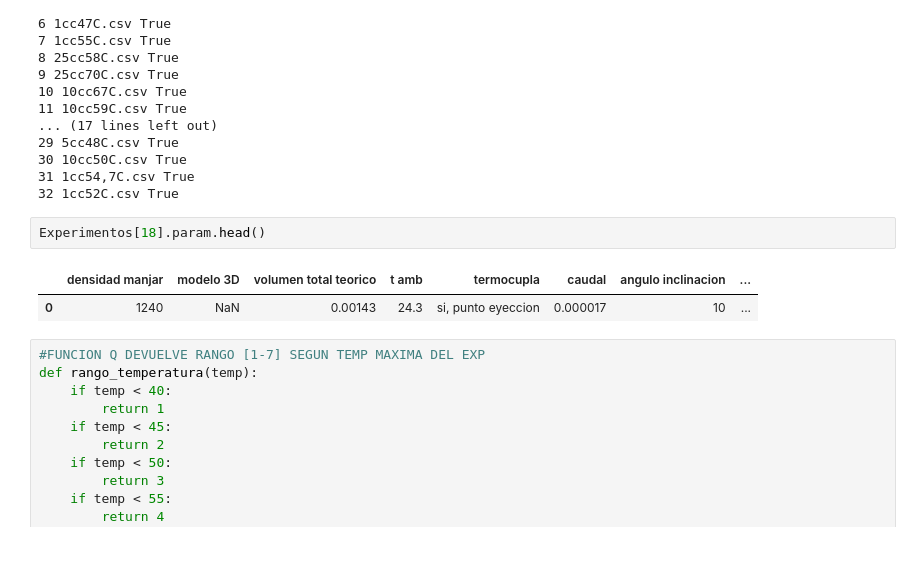
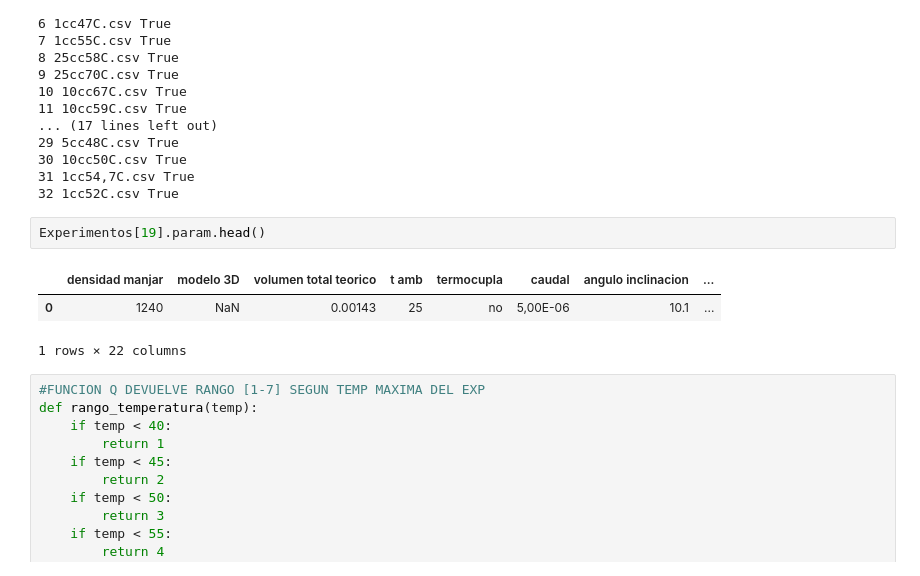
Before and after one commit to sikolio/experimentos_cvera, a Jupyter notebook: [EN USO] Graficos velocidad segun caudal, perfil final, espesor vs ancho..ipynb, the cells around one changed output. Cells and saved outputs as stored; diff of their text form.

```diff
--- a/[EN USO] Graficos velocidad segun caudal, perfil final, espesor vs ancho..ipynb
+++ b/[EN USO] Graficos velocidad segun caudal, perfil final, espesor vs ancho..ipynb
@@ -37,10 +37,11 @@ for i, exp in enumerate(Experimentos):
 31 1cc54,7C.csv True
 32 1cc52C.csv True
 # %%
-Experimentos[18].param.head()
+Experimentos[19].param.head()
 # %% [output]
 |  | densidad manjar | modelo 3D | volumen total teorico | t amb | termocupla | caudal | angulo inclinacion | ... |
-| 0 | 1240 | NaN | 0.00143 | 24.3 | si, punto eyeccion | 0.000017 | 10 | ... |
+| 0 | 1240 | NaN | 0.00143 | 25 | no | 5,00E-06 | 10.1 | ... |
+1 rows × 22 columns
 # %%
 #FUNCION Q DEVUELVE RANGO [1-7] SEGUN TEMP MAXIMA DEL EXP
 def rango_temperatura(temp):
```
Also changed, not shown: parts of 8 cells of this notebook, 4 other files.
